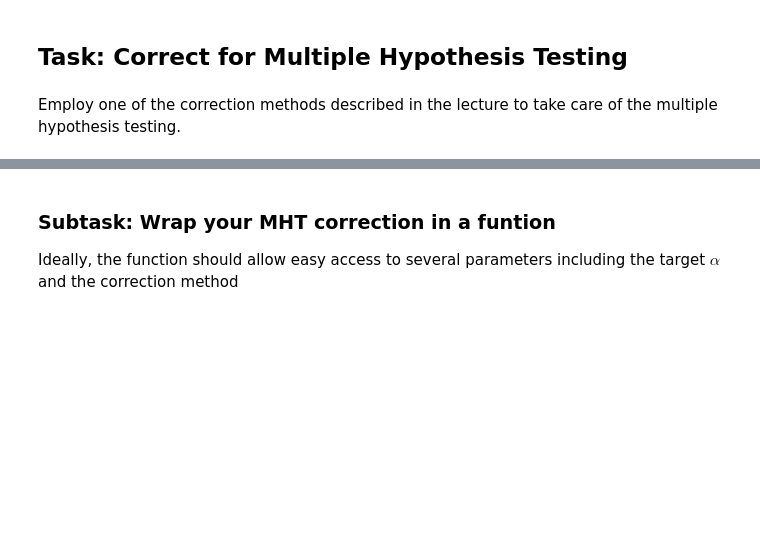
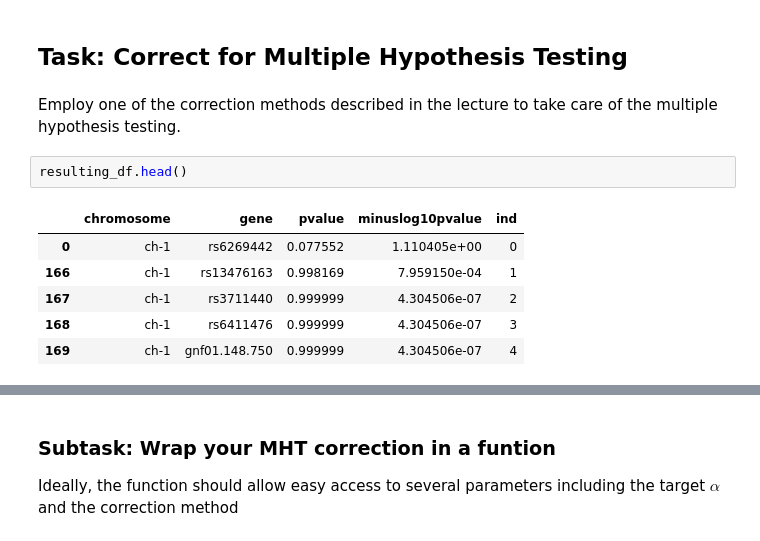
Before and after one commit to Telocontar/IntegratedBioinformatics, a Jupyter notebook: notebooks/Day3_GWAS_part1.ipynb, the cells around one changed output, grey strips where cells are left out. Cells and saved outputs as stored; diff of their text form; blank space fills up the shorter version.

```diff
--- a/notebooks/Day3_GWAS_part1.ipynb
+++ b/notebooks/Day3_GWAS_part1.ipynb
@@ -691,3 +633,12 @@ You will have time to work on a proper interactive version later in the course,
 ## Task: Correct for Multiple Hypothesis Testing
 # %% [markdown]
 Employ one of the correction methods described in the lecture to take care of the multiple hypothesis testing.
+# %%
+resulting_df.head()
+# %% [output]
+|  | chromosome | gene | pvalue | minuslog10pvalue | ind |
+| 0 | ch-1 | rs6269442 | 0.077552 | 1.110405e+00 | 0 |
+| 166 | ch-1 | rs13476163 | 0.998169 | 7.959150e-04 | 1 |
+| 167 | ch-1 | rs3711440 | 0.999999 | 4.304506e-07 | 2 |
+| 168 | ch-1 | rs6411476 | 0.999999 | 4.304506e-07 | 3 |
+| 169 | ch-1 | gnf01.148.750 | 0.999999 | 4.304506e-07 | 4 |
```
Also changed, not shown: parts of 10 cells of this notebook.
